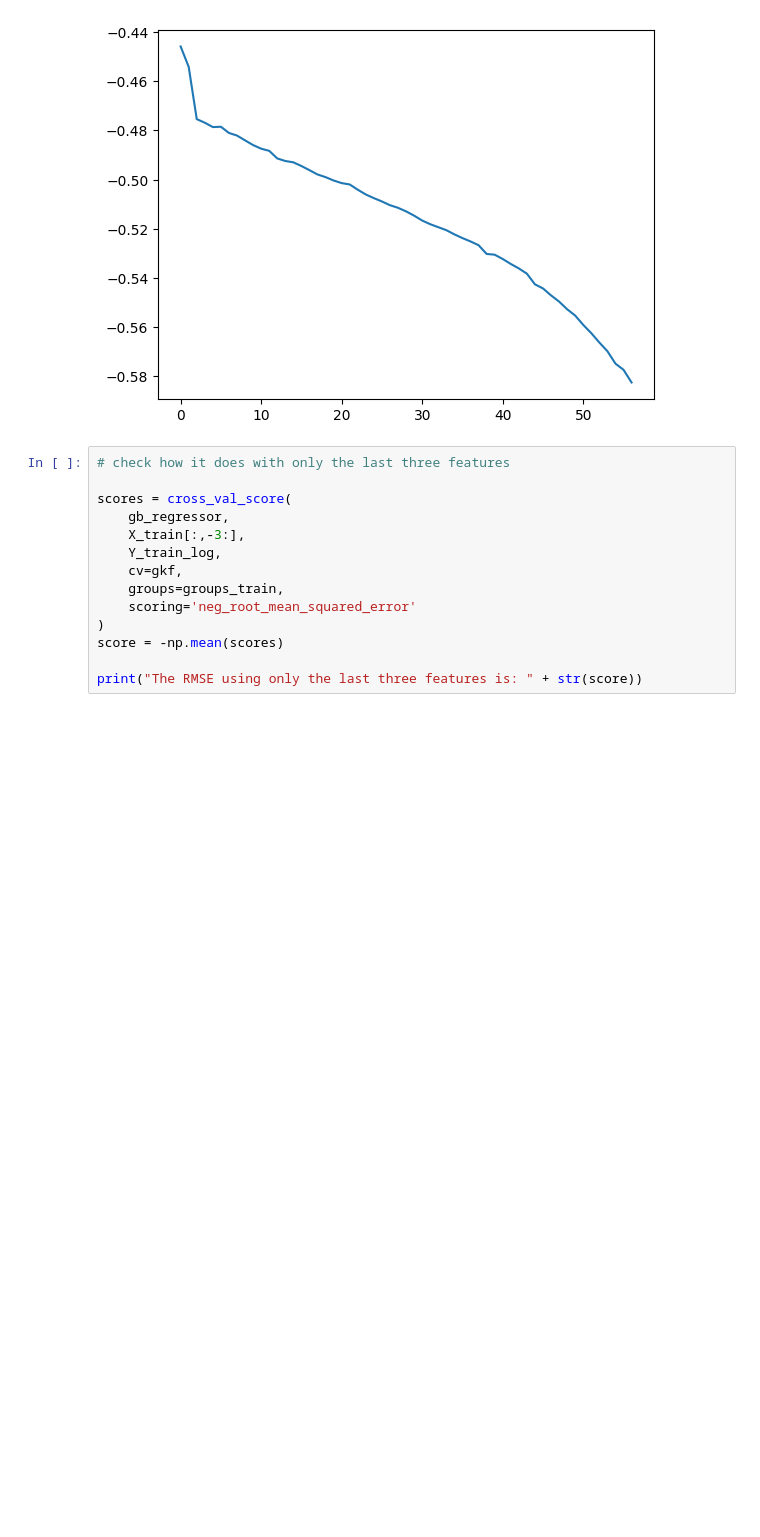
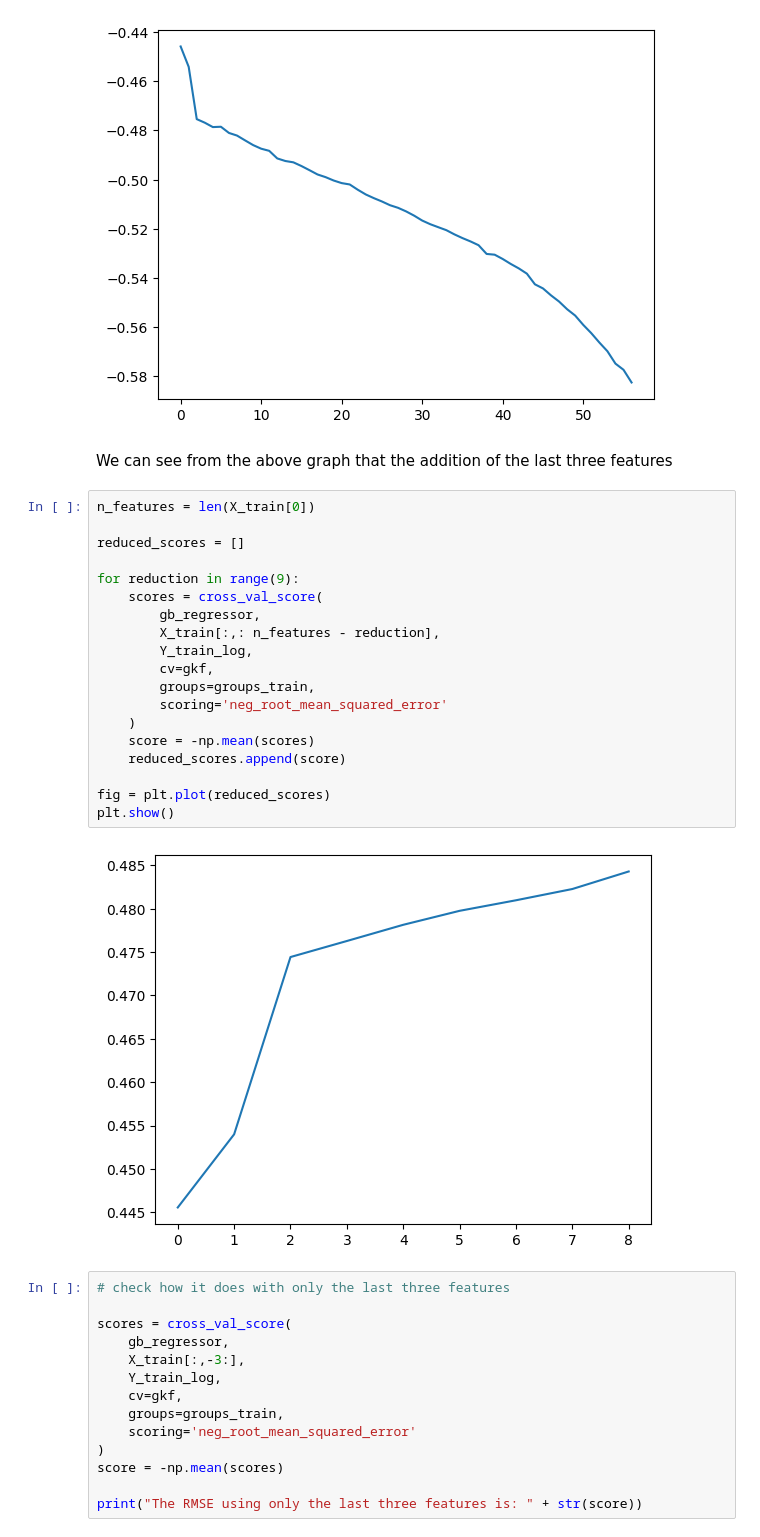
Before and after one commit to su-jai/player_forecasting, a Jupyter notebook: notebooks/data_engineering.ipynb, the cells around one changed output. Cells and saved outputs as stored; diff of their text form; blank space fills up the shorter version.

```diff
--- a/notebooks/data_engineering.ipynb
+++ b/notebooks/data_engineering.ipynb
@@ -473,6 +473,29 @@ fig = plt.plot(errors)
 plt.show()
 # %% [output]
 [figure]
+# %% [markdown]
+We can see from the above graph that the addition of the last three features
+# %%
+n_features = len(X_train[0])
+
+reduced_scores = []
+
+for reduction in range(9):
+    scores = cross_val_score(
+        gb_regressor,
+        X_train[:,: n_features - reduction],
+        Y_train_log,
+        cv=gkf,
+        groups=groups_train,
+        scoring='neg_root_mean_squared_error'
+    )
+    score = -np.mean(scores)
+    reduced_scores.append(score)
+
+fig = plt.plot(reduced_scores)
+plt.show()
+# %% [output]
+[figure, added]
 # %%
 # check how it does with only the last three features
 
```
Also changed, not shown: parts of 3 cells of this notebook.
